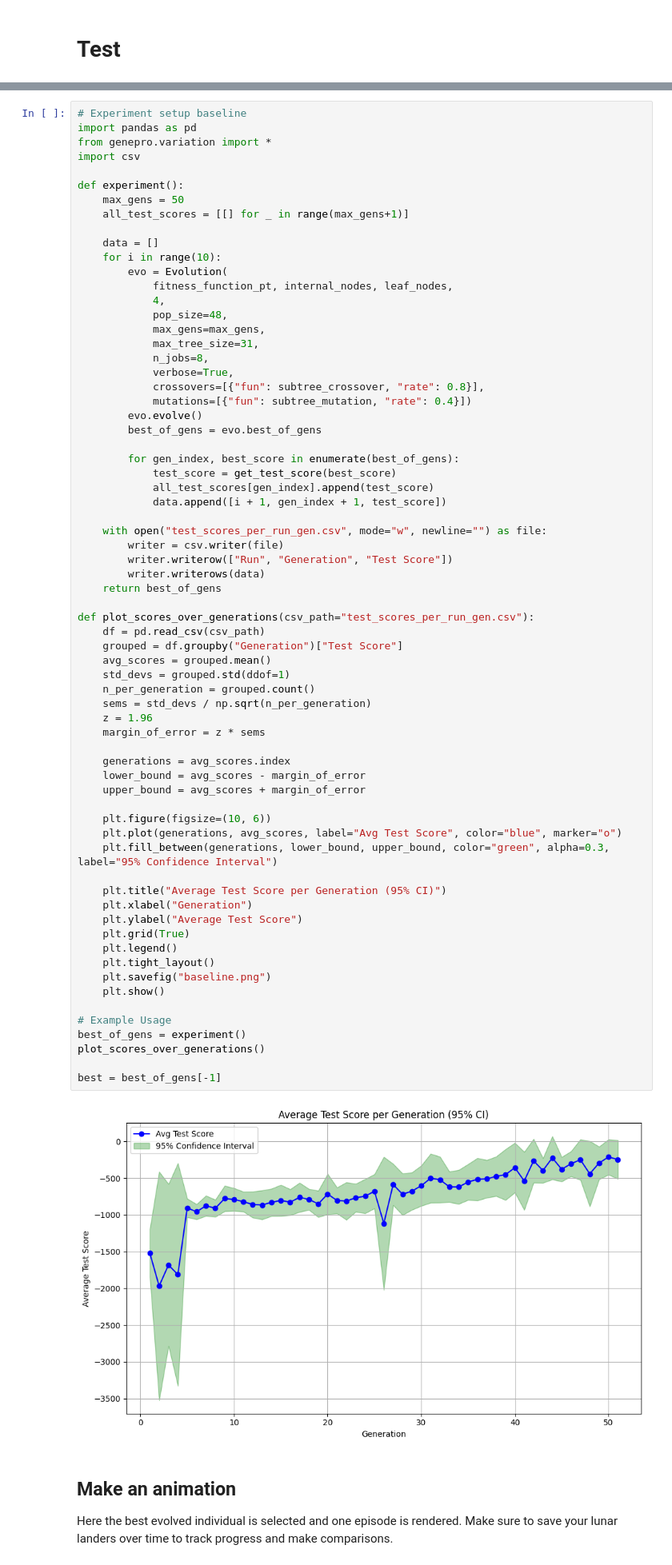
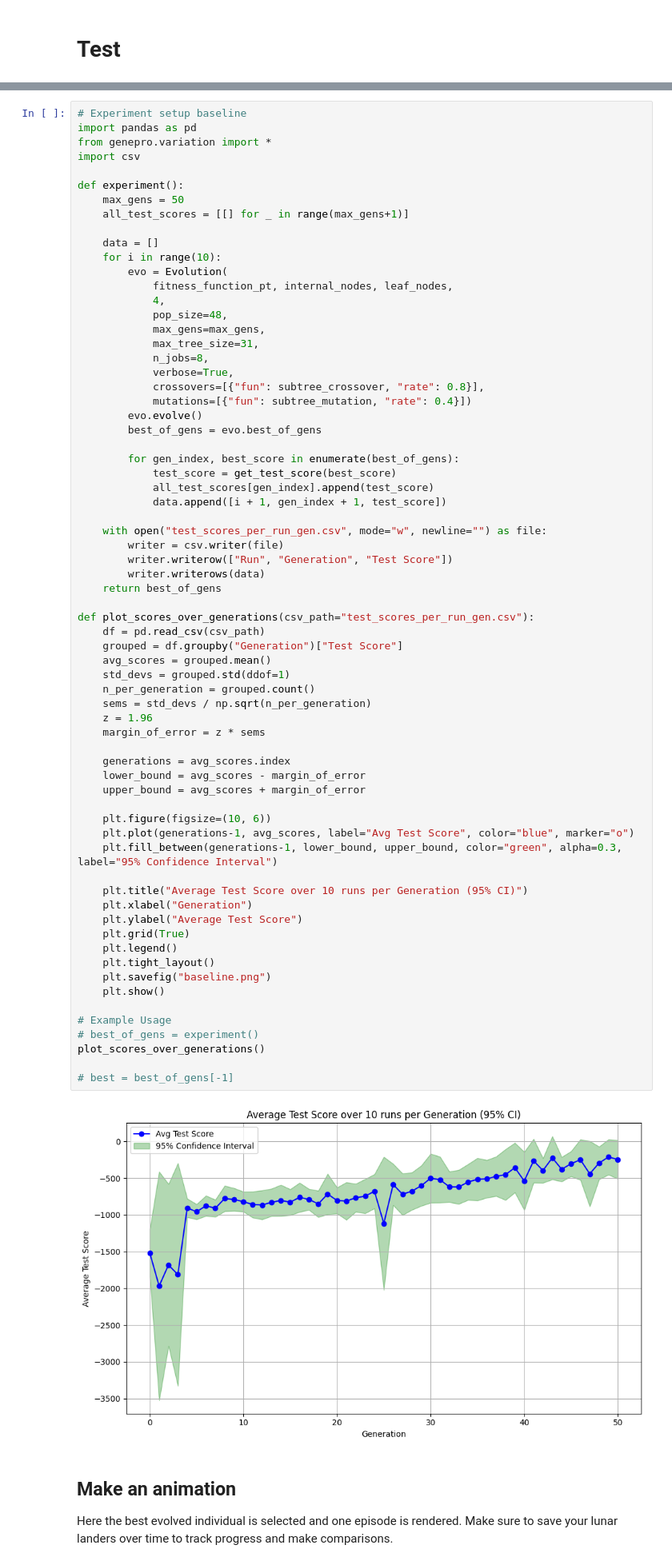
Before and after one commit to firstthomas/genepromulti, a Jupyter notebook: solution.ipynb, the cells around one changed output, grey strips where cells are left out. Shown at 80% size. Drawn from its saved outputs; the diff is of its cells as text.

```diff
--- a/solution.ipynb
+++ b/solution.ipynb
@@ -585,39 +533,39 @@ def experiment():
     return best_of_gens
 
 def plot_scores_over_generations(csv_path="test_scores_per_run_gen.csv"):
     df = pd.read_csv(csv_path)
     grouped = df.groupby("Generation")["Test Score"]
     avg_scores = grouped.mean()
     std_devs = grouped.std(ddof=1)
     n_per_generation = grouped.count()
     sems = std_devs / np.sqrt(n_per_generation)
     z = 1.96
     margin_of_error = z * sems
 
     generations = avg_scores.index
     lower_bound = avg_scores - margin_of_error
     upper_bound = avg_scores + margin_of_error
 
     plt.figure(figsize=(10, 6))
-    plt.plot(generations, avg_scores, label="Avg Test Score", color="blue", marker="o")
-    plt.fill_between(generations, lower_bound, upper_bound, color="green", alpha=0.3, label="95% Confidence Interval")
+    plt.plot(generations-1, avg_scores, label="Avg Test Score", color="blue", marker="o")
+    plt.fill_between(generations-1, lower_bound, upper_bound, color="green", alpha=0.3, label="95% Confidence Interval")
 
-    plt.title("Average Test Score per Generation (95% CI)")
+    plt.title("Average Test Score over 10 runs per Generation (95% CI)")
     plt.xlabel("Generation")
     plt.ylabel("Average Test Score")
     plt.grid(True)
     plt.legend()
     plt.tight_layout()
     plt.savefig("baseline.png")
     plt.show()
 
 # Example Usage
-best_of_gens = experiment()
+# best_of_gens = experiment()
 plot_scores_over_generations()
 
-best = best_of_gens[-1]
+# best = best_of_gens[-1]
 # %% [output]
-[figure, old version]
+[figure, new version]
 # %% [markdown]
 ## Make an animation
 Here the best evolved individual is selected and one episode is rendered. Make sure to save your lunar landers over time to track progress and make comparisons.
```
Also changed, not shown: parts of 7 cells of this notebook, 9 other files.
